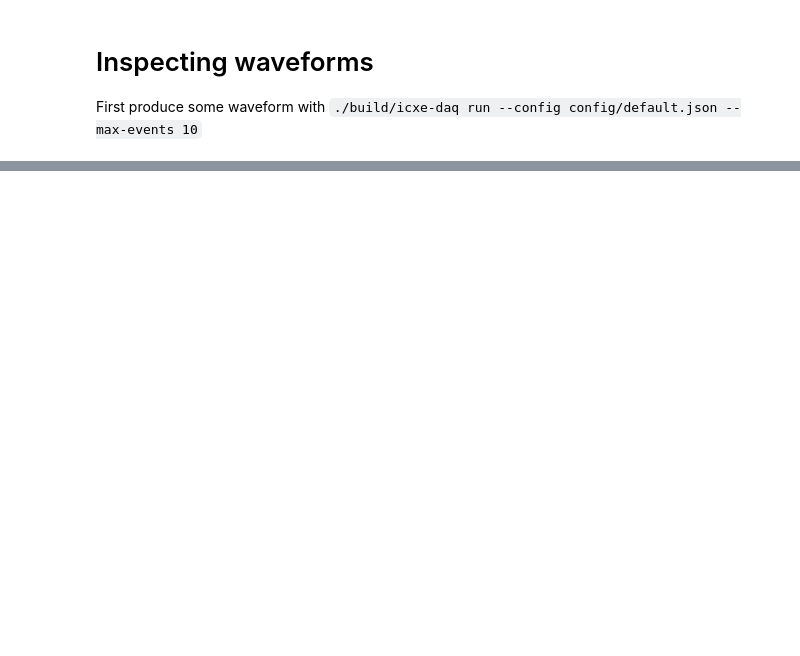
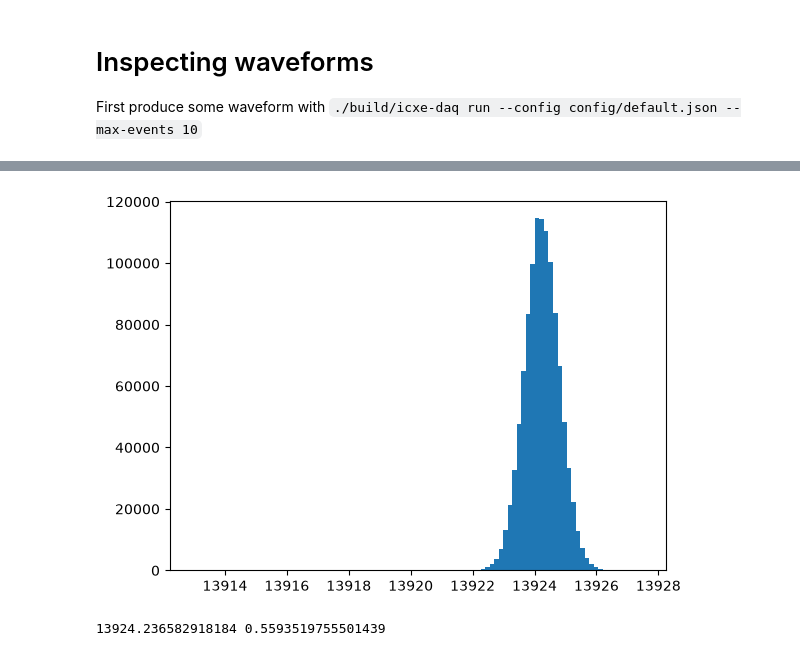
Before and after one commit to ricmperes/ICXe-DAQ, a Jupyter notebook: tools/inspect_waveform.ipynb, the cells around one changed output, grey strips where cells are left out. Saved outputs shown, nothing was run; the diff lists cells and outputs as text; code cells hidden in the pictures; blank space fills up the shorter version.

```diff
--- a/tools/inspect_waveform.ipynb
+++ b/tools/inspect_waveform.ipynb
@@ -41,0 +60,2 @@ memmap([2458, 2459, 2457, ..., 2456, 2463, 2458],
+# %%
+baselines = np.mean(wfs[:,:200], axis = 1)
@@ -41,0 +64,7 @@ memmap([2458, 2459, 2457, ..., 2456, 2463, 2458],
+# %%
+plt.hist(baselines, bins = 100)
+plt.show()
+print(np.mean(baselines), np.std(baselines))
+# %% [output]
+[figure, added]
+13924.236582918184 0.5593519755501439
```
Also changed, not shown: parts of 52 cells of this notebook, 9 other files.
